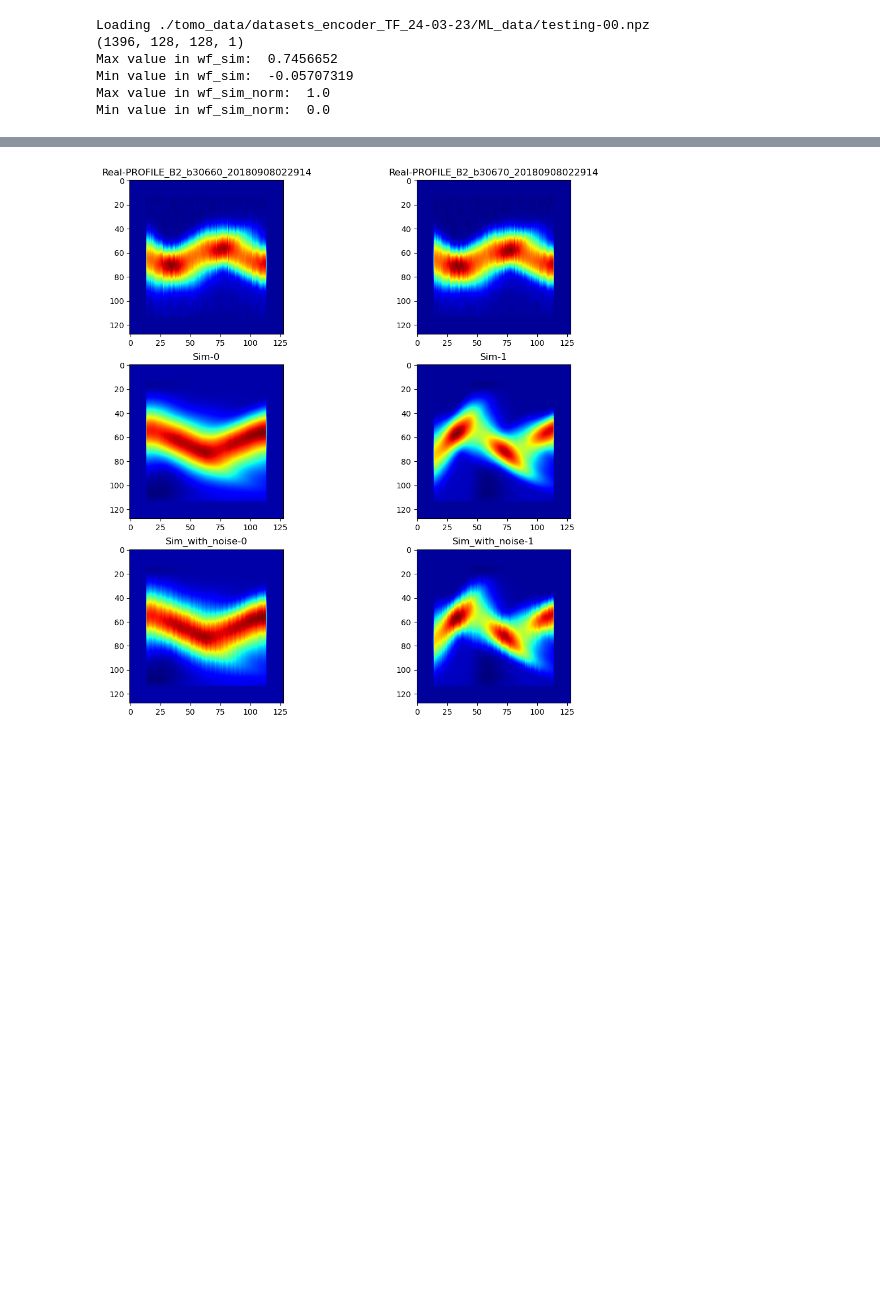
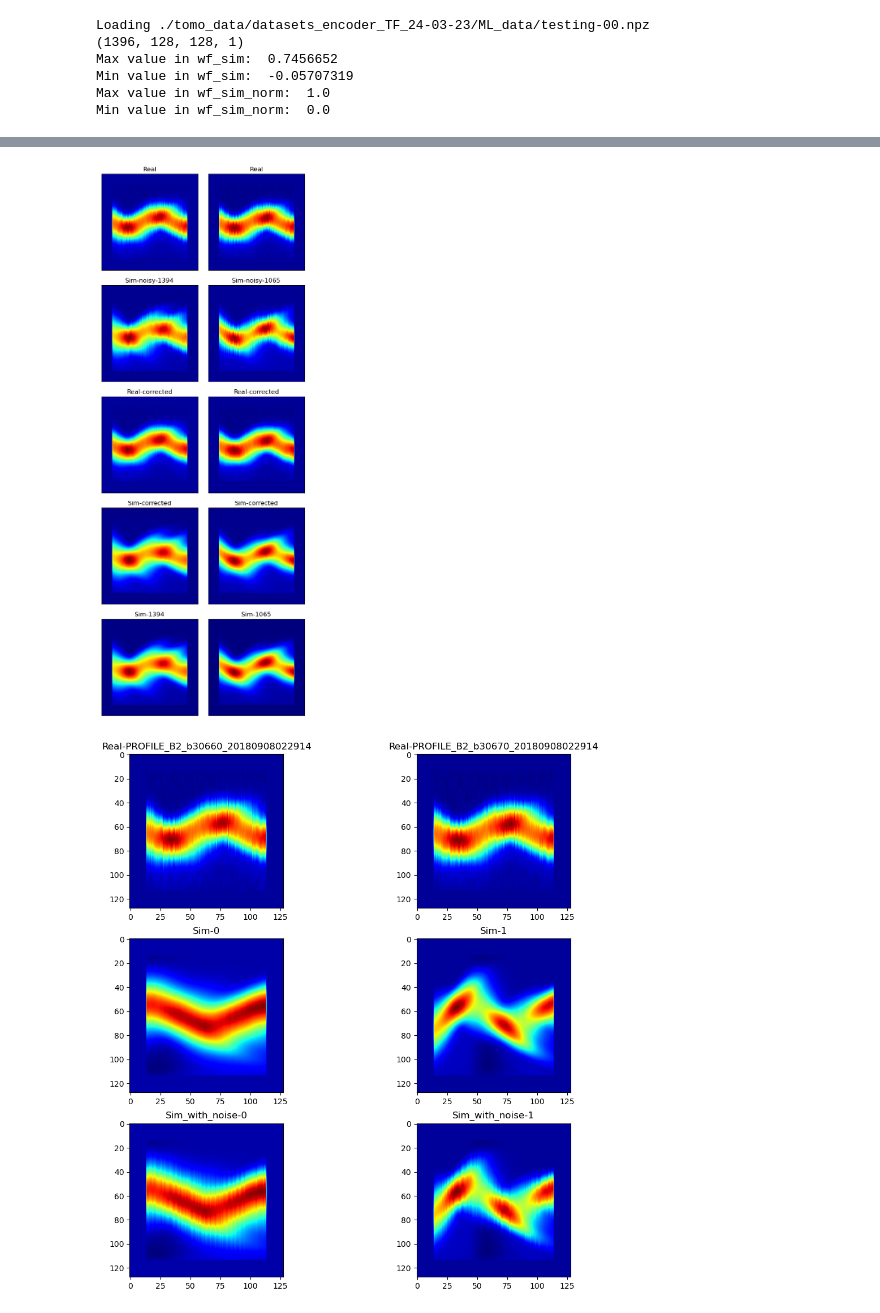
Before and after one commit to kiliakis/tomography_ML, a Jupyter notebook: add_jitter_to_synthetic_data.ipynb, the cells around one changed output, grey strips where cells are left out. Saved outputs shown, nothing was run; the diff lists cells and outputs as text; code cells hidden in the pictures; blank space fills up the shorter version.

```diff
--- a/add_jitter_to_synthetic_data.ipynb
+++ b/add_jitter_to_synthetic_data.ipynb
@@ -148,18 +201,0 @@ for i in range(ncols):
-# %%
-# Apply some random vertical jitter
-wf_sim_norm_noise = np.copy(wf_sim_norm)
-# random_jitter = np.random.randint(-1, 1, (len(wf_sim), 128))
-for i in range(len(wf_sim_norm)):
-    random_jitter = np.random.choice([-1, 0], size=128, replace=True, p=[0.4, 0.6])
-    # keep only the center
-    # temp_wf = np.array(wf_sim[i][14:-14])
-    temp_wf = np.array(wf_sim_norm_noise[i])
-
-    # add the random_jitter
-    for j in range(128):
-        temp_wf[14:-14, j] = temp_wf[14+random_jitter[j]:-14+random_jitter[j], j]
-    # temp_wf = temp_wf[14+random_jitter[i]]
-    # temp_wf = np.pad(temp_wf, (14, 14))
-    temp_wf[:, :14] = 0
-    temp_wf[:, -14:] = 0
-    wf_sim_norm_noise[i] = temp_wf
@@ -166,3 +287,70 @@ for i in range(len(wf_sim_norm)):
+# %%
+# plot some real data together with the most similar simulated data
+nrows = 5
+ncols = 2
+
+# Create 3x3 grid of figures
+fig, axes = plt.subplots(ncols=ncols, nrows=nrows,
+                         figsize=(3*ncols, 3*nrows), sharex=True)
+for i in range(ncols):
+    # ax = axes[0, i]
+    # plt.sca(ax)
+    # ax.set_xticks([])
+    # ax.set_yticks([])
+    # ax.imshow(wf_real_norm[i], cmap='jet')
+    # ax.set_title(f'{wf_id[i].split("_")[2]}')
+    # plt.tight_layout()
+
+    ax = axes[0, i]
+    plt.sca(ax)
+    ax.set_xticks([])
+    ax.set_yticks([])
+    # wf_real_norm_cutoff = np.copy(wf_real_norm[i])
+    # wf_real_norm_cutoff[wf_real_norm_cutoff < 0.07] = 0.0
+    ax.imshow(wf_real_norm[i], cmap='jet')
+    ax.set_title(f'Real')
+    plt.tight_layout()
+
+    ax = axes[1, i]
+    plt.sca(ax)
+    ax.set_xticks([])
+    ax.set_yticks([])
+    ax.imshow(wf_sim_norm_jitter[min_diff_idx[i]], cmap='jet')
+    ax.set_title(f'Sim-noisy-{min_diff_idx[i]}')
+    plt.tight_layout()
+
+    ax = axes[2, i]
+    plt.sca(ax)
+    ax.set_xticks([])
+    ax.set_yticks([])
+    ax.imshow(wf_real_corrected[i], cmap='jet')
+    ax.set_title(f'Real-corrected')
+    plt.tight_layout()
+
+    ax = axes[3, i]
+    plt.sca(ax)
+    ax.set_xticks([])
+    ax.set_yticks([])
+    ax.imshow(wf_sim_corrected[min_diff_idx[i]], cmap='jet')
+    ax.set_title(f'Sim-corrected')
+    plt.tight_layout()
+
+
+    ax = axes[4, i]
+    plt.sca(ax)
+    ax.set_xticks([])
+    ax.set_yticks([])
+    ax.imshow(wf_sim_norm[min_diff_idx[i]], cmap='jet')
+    ax.set_title(f'Sim-{min_diff_idx[i]}')
+    plt.tight_layout()
+
+
+
+    # ax.imshow(wf_sim_norm_noise[min_diff_idx[i]], cmap='jet')
+    # ax.set_title(f'Sim-noise{min_diff_idx[i]}')
+    plt.tight_layout()
+# %% [output]
+[figure, added]
 # %%
 %matplotlib inline
 # plot some of the outputs
```
Also changed, not shown: parts of 4 cells of this notebook, 8 other files.
